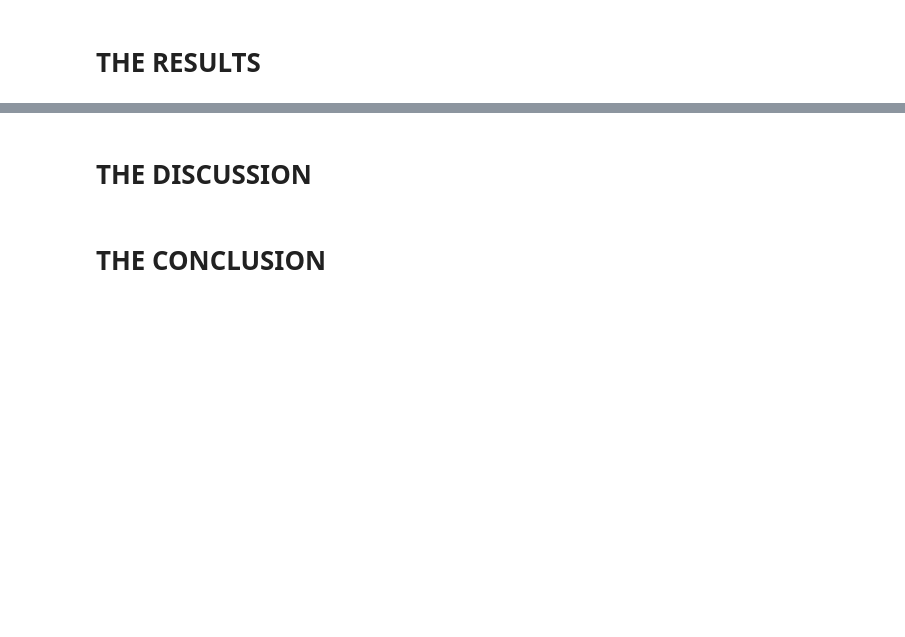
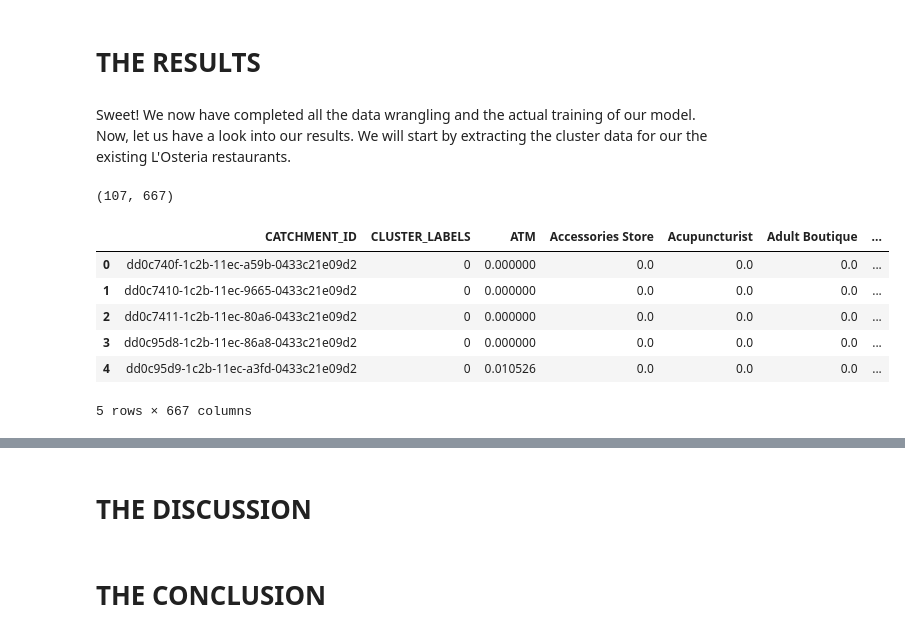
Before and after one commit to Mauricebuettgenbach/battle_of_the_neighborhoods, a Jupyter notebook: THE_BATTLE_OF_NEIHBORHOODS.ipynb, the cells around one changed output, grey strips where cells are left out. Cells and saved outputs as stored; diff of their text form; code cells hidden in the pictures; blank space fills up the shorter version.

```diff
--- a/THE_BATTLE_OF_NEIHBORHOODS.ipynb
+++ b/THE_BATTLE_OF_NEIHBORHOODS.ipynb
@@ -1175,2 +1194,23 @@ plt.show()
 # %% [markdown]
 # THE RESULTS
+# %% [markdown]
+Sweet! We now have completed all the data wrangling and the actual training of our model. Now, let us have a look into our results. We will start by extracting the cluster data for our the existing L'Osteria restaurants.
+# %%
+# Get existing catchment areas
+existing_restaurant_clusters = pd.DataFrame(restaurants_hexagons['CATCHMENT_ID'].unique()).rename(columns={0:'CATCHMENT_ID'})
+
+# Get cluster data
+existing_restaurant_clusters = existing_restaurant_clusters.merge(clusters, how='left', on='CATCHMENT_ID')
+
+# Viz
+print(existing_restaurant_clusters.shape)
+existing_restaurant_clusters.head()
+# %% [output]
+(107, 667)
+|  | CATCHMENT_ID | CLUSTER_LABELS | ATM | Accessories Store | Acupuncturist | Adult Boutique | ... |
+| 0 | dd0c740f-1c2b-11ec-a59b-0433c21e09d2 | 0 | 0.000000 | 0.0 | 0.0 | 0.0 | ... |
+| 1 | dd0c7410-1c2b-11ec-9665-0433c21e09d2 | 0 | 0.000000 | 0.0 | 0.0 | 0.0 | ... |
+| 2 | dd0c7411-1c2b-11ec-80a6-0433c21e09d2 | 0 | 0.000000 | 0.0 | 0.0 | 0.0 | ... |
+| 3 | dd0c95d8-1c2b-11ec-86a8-0433c21e09d2 | 0 | 0.000000 | 0.0 | 0.0 | 0.0 | ... |
+| 4 | dd0c95d9-1c2b-11ec-a3fd-0433c21e09d2 | 0 | 0.010526 | 0.0 | 0.0 | 0.0 | ... |
+5 rows × 667 columns
```
Also changed, not shown: parts of 11 cells of this notebook.
